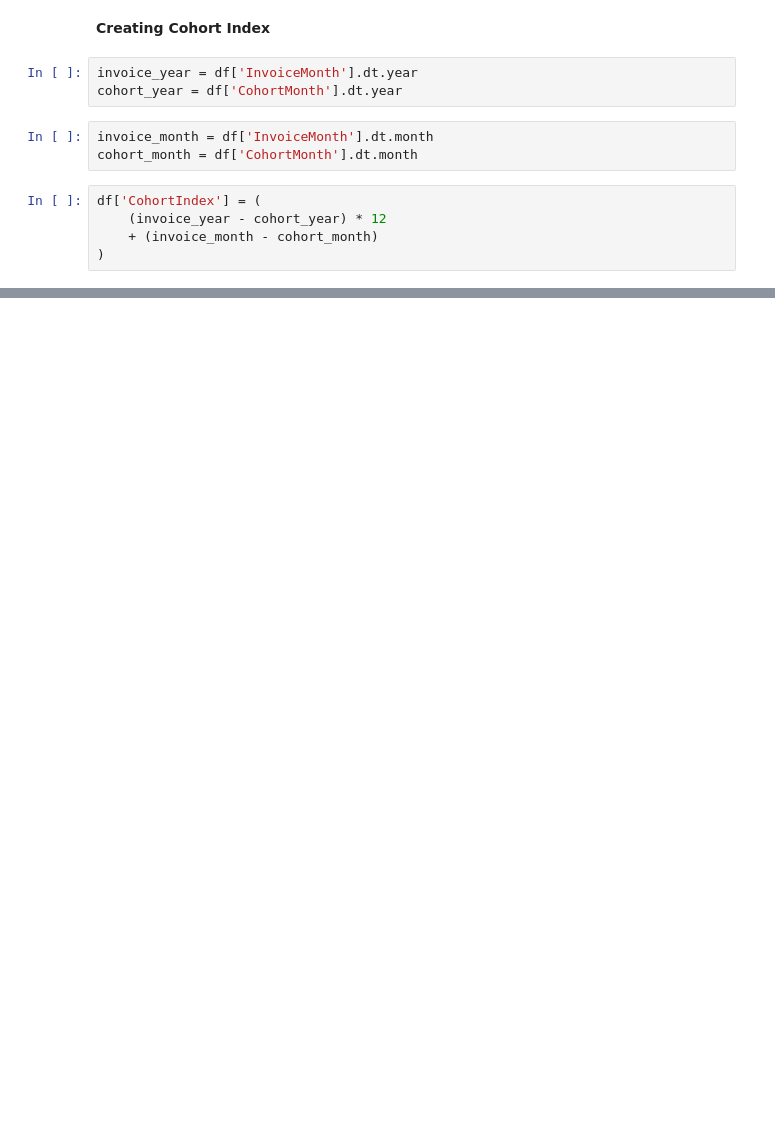
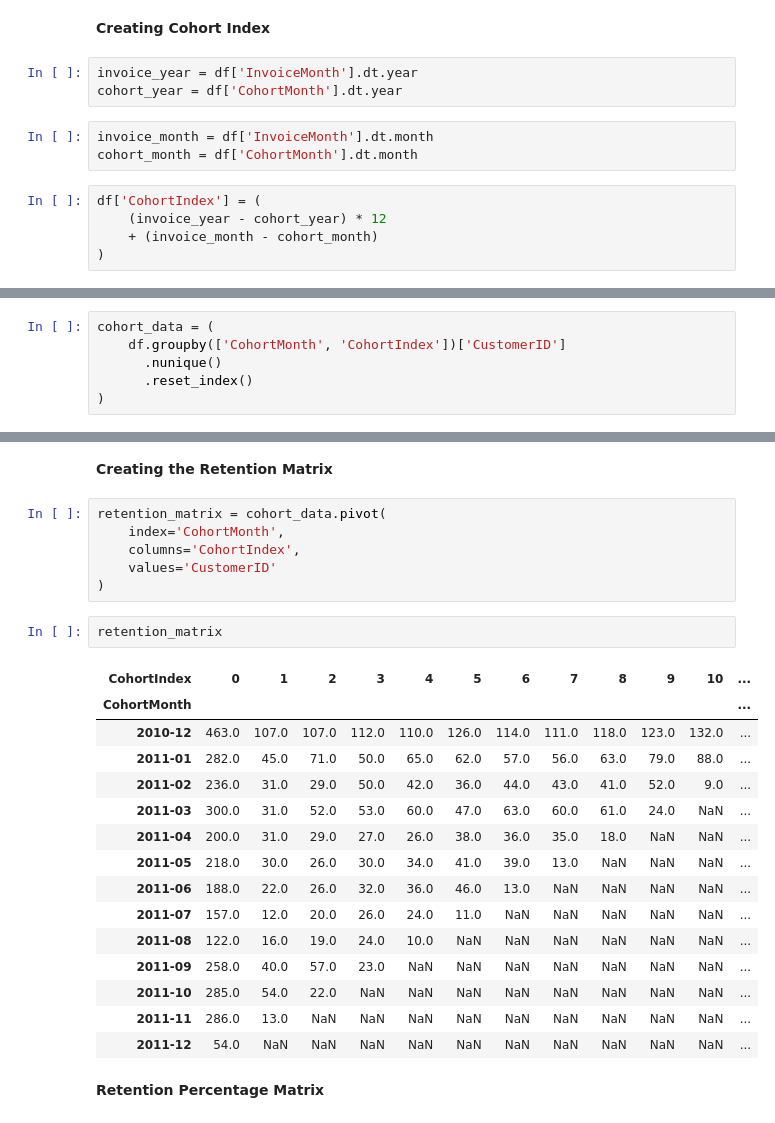
Before and after one commit to ThejaswiBhat/Internship-Project-1, a Jupyter notebook: Notebooks/cohort_retention_cltv_analysis.ipynb.ipynb, the cells around one changed output, grey strips where cells are left out. Cells and saved outputs as stored; diff of their text form; blank space fills up the shorter version.

Commit message:
Created Retention Percentage Matrix

```diff
--- a/Notebooks/cohort_retention_cltv_analysis.ipynb.ipynb
+++ b/Notebooks/cohort_retention_cltv_analysis.ipynb.ipynb
@@ -216,0 +219,6 @@ df.head(4)
+# %%
+cohort_data = (
+    df.groupby(['CohortMonth', 'CohortIndex'])['CustomerID']
+      .nunique()
+      .reset_index()
+)
@@ -216,0 +240,28 @@ df.head(4)
+# %% [markdown]
+**Creating the Retention Matrix**
+# %%
+retention_matrix = cohort_data.pivot(
+    index='CohortMonth',
+    columns='CohortIndex',
+    values='CustomerID'
+)
+# %%
+retention_matrix
+# %% [output]
+| CohortIndex | 0 | 1 | 2 | 3 | 4 | 5 | 6 | 7 | 8 | 9 | 10 | ... |
+| CohortMonth |  |  |  |  |  |  |  |  |  |  |  | ... |
+| 2010-12 | 463.0 | 107.0 | 107.0 | 112.0 | 110.0 | 126.0 | 114.0 | 111.0 | 118.0 | 123.0 | 132.0 | ... |
+| 2011-01 | 282.0 | 45.0 | 71.0 | 50.0 | 65.0 | 62.0 | 57.0 | 56.0 | 63.0 | 79.0 | 88.0 | ... |
+| 2011-02 | 236.0 | 31.0 | 29.0 | 50.0 | 42.0 | 36.0 | 44.0 | 43.0 | 41.0 | 52.0 | 9.0 | ... |
+| 2011-03 | 300.0 | 31.0 | 52.0 | 53.0 | 60.0 | 47.0 | 63.0 | 60.0 | 61.0 | 24.0 | NaN | ... |
+| 2011-04 | 200.0 | 31.0 | 29.0 | 27.0 | 26.0 | 38.0 | 36.0 | 35.0 | 18.0 | NaN | NaN | ... |
+| 2011-05 | 218.0 | 30.0 | 26.0 | 30.0 | 34.0 | 41.0 | 39.0 | 13.0 | NaN | NaN | NaN | ... |
+| 2011-06 | 188.0 | 22.0 | 26.0 | 32.0 | 36.0 | 46.0 | 13.0 | NaN | NaN | NaN | NaN | ... |
+| 2011-07 | 157.0 | 12.0 | 20.0 | 26.0 | 24.0 | 11.0 | NaN | NaN | NaN | NaN | NaN | ... |
+| 2011-08 | 122.0 | 16.0 | 19.0 | 24.0 | 10.0 | NaN | NaN | NaN | NaN | NaN | NaN | ... |
+| 2011-09 | 258.0 | 40.0 | 57.0 | 23.0 | NaN | NaN | NaN | NaN | NaN | NaN | NaN | ... |
+| 2011-10 | 285.0 | 54.0 | 22.0 | NaN | NaN | NaN | NaN | NaN | NaN | NaN | NaN | ... |
+| 2011-11 | 286.0 | 13.0 | NaN | NaN | NaN | NaN | NaN | NaN | NaN | NaN | NaN | ... |
+| 2011-12 | 54.0 | NaN | NaN | NaN | NaN | NaN | NaN | NaN | NaN | NaN | NaN | ... |
+# %% [markdown]
+**Retention Percentage Matrix**
```
Also changed, not shown: parts of 5 cells of this notebook.
